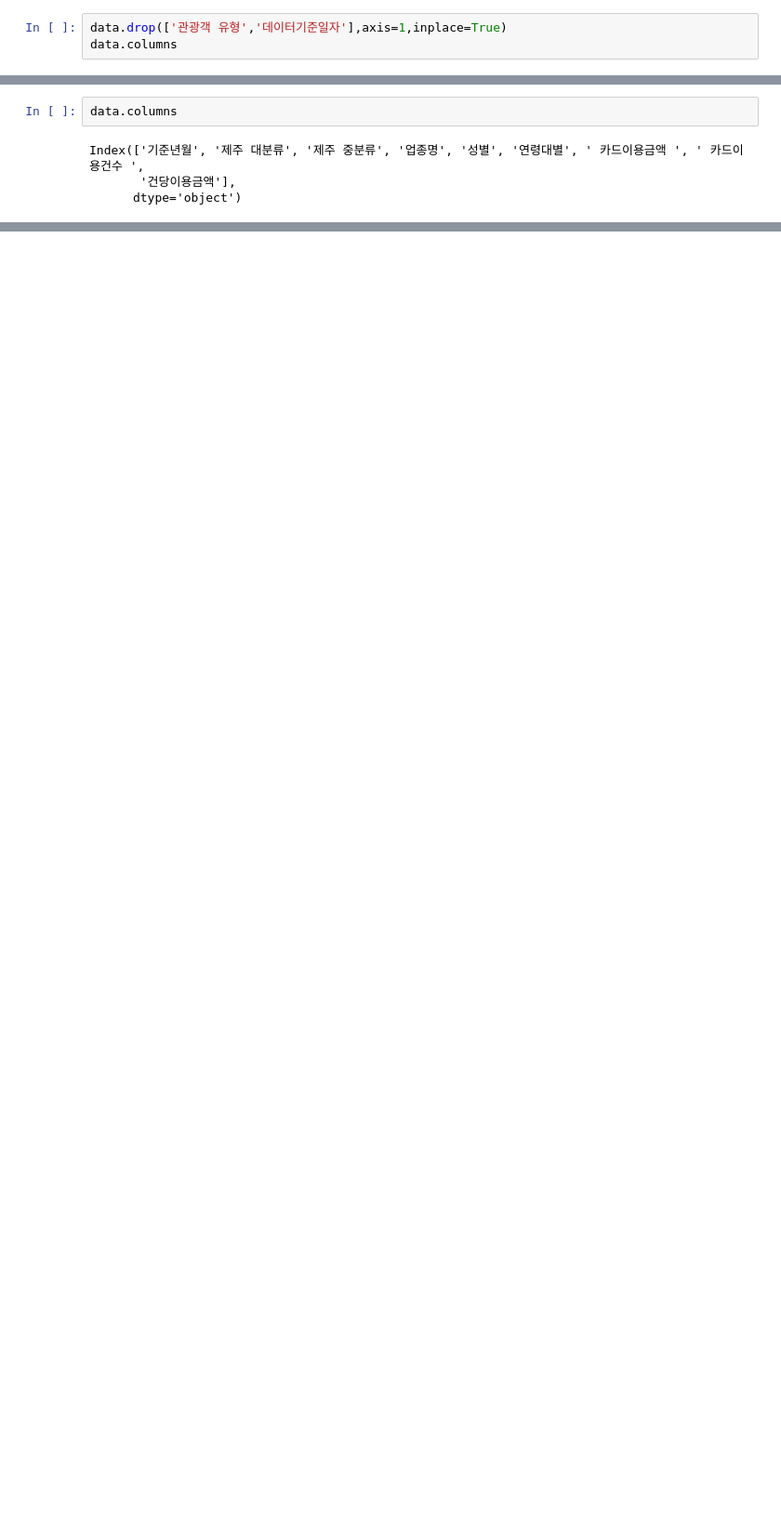
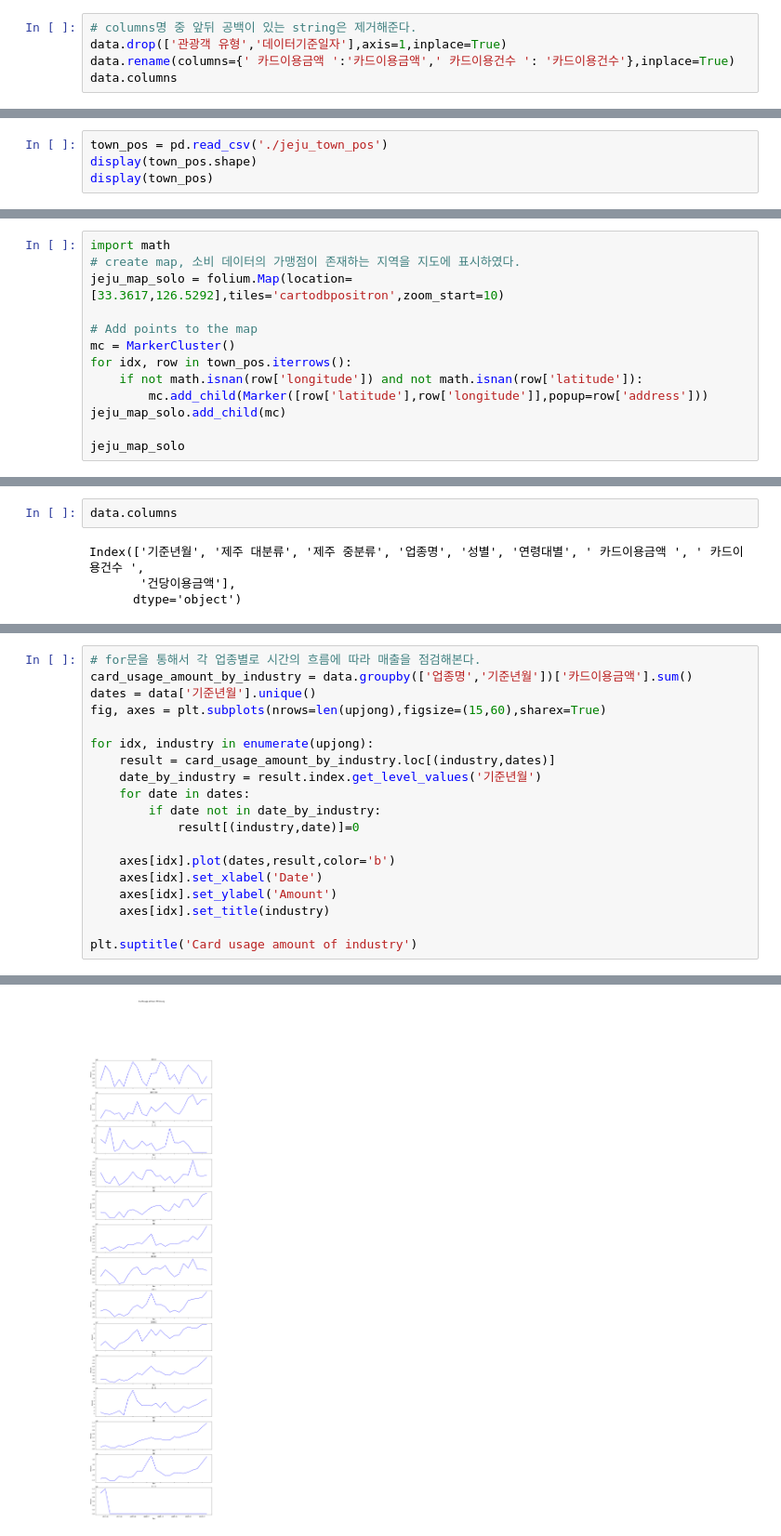
Before and after one commit to So-chankyun/consumption-pattern-analysis-of-jeju-tourist, a Jupyter notebook: consumption pattern analysis of jeju tourist.ipynb, the cells around one changed output, grey strips where cells are left out. Shown at 93% size. Cells and saved outputs as stored; diff of their text form; blank space fills up the shorter version.

Commit message:
visualization

```diff
--- a/consumption pattern analysis of jeju tourist.ipynb
+++ b/consumption pattern analysis of jeju tourist.ipynb
@@ -92,4 +92,6 @@ Index(['기준년월', '관광객 유형', '제주 대분류', '제주 중분류
 # %%
+# columns명 중 앞뒤 공백이 있는 string은 제거해준다.
 data.drop(['관광객 유형','데이터기준일자'],axis=1,inplace=True)
+data.rename(columns={' 카드이용금액 ':'카드이용금액',' 카드이용건수 ': '카드이용건수'},inplace=True)
 data.columns
 # %% [output]
@@ -158,0 +196,4 @@ None
+# %%
+town_pos = pd.read_csv('./jeju_town_pos')
+display(town_pos.shape)
+display(town_pos)
@@ -158,0 +213,13 @@ None
+# %%
+import math
+# create map, 소비 데이터의 가맹점이 존재하는 지역을 지도에 표시하였다.
+jeju_map_solo = folium.Map(location=[33.3617,126.5292],tiles='cartodbpositron',zoom_start=10)
+
+# Add points to the map
+mc = MarkerCluster()
+for idx, row in town_pos.iterrows():
+    if not math.isnan(row['longitude']) and not math.isnan(row['latitude']):
+        mc.add_child(Marker([row['latitude'],row['longitude']],popup=row['address']))
+jeju_map_solo.add_child(mc)
+
+jeju_map_solo
@@ -197,0 +274,20 @@ Index(['기준년월', '제주 대분류', '제주 중분류', '업종명', '성
+# %%
+# for문을 통해서 각 업종별로 시간의 흐름에 따라 매출을 점검해본다.
+card_usage_amount_by_industry = data.groupby(['업종명','기준년월'])['카드이용금액'].sum()
+dates = data['기준년월'].unique()
+fig, axes = plt.subplots(nrows=len(upjong),figsize=(15,60),sharex=True)
+
+for idx, industry in enumerate(upjong):
+    result = card_usage_amount_by_industry.loc[(industry,dates)]
+    date_by_industry = result.index.get_level_values('기준년월')
+    for date in dates:
+        if date not in date_by_industry:
+            result[(industry,date)]=0
+
+    axes[idx].plot(dates,result,color='b')
+    axes[idx].set_xlabel('Date')
+    axes[idx].set_ylabel('Amount')
+    axes[idx].set_title(industry)
+
+plt.suptitle('Card usage amount of industry')
+# %% [output]
@@ -197,0 +295 @@ Index(['기준년월', '제주 대분류', '제주 중분류', '업종명', '성
+[figure, added]
```
Also changed, not shown: parts of 14 cells of this notebook, 2 other files.
